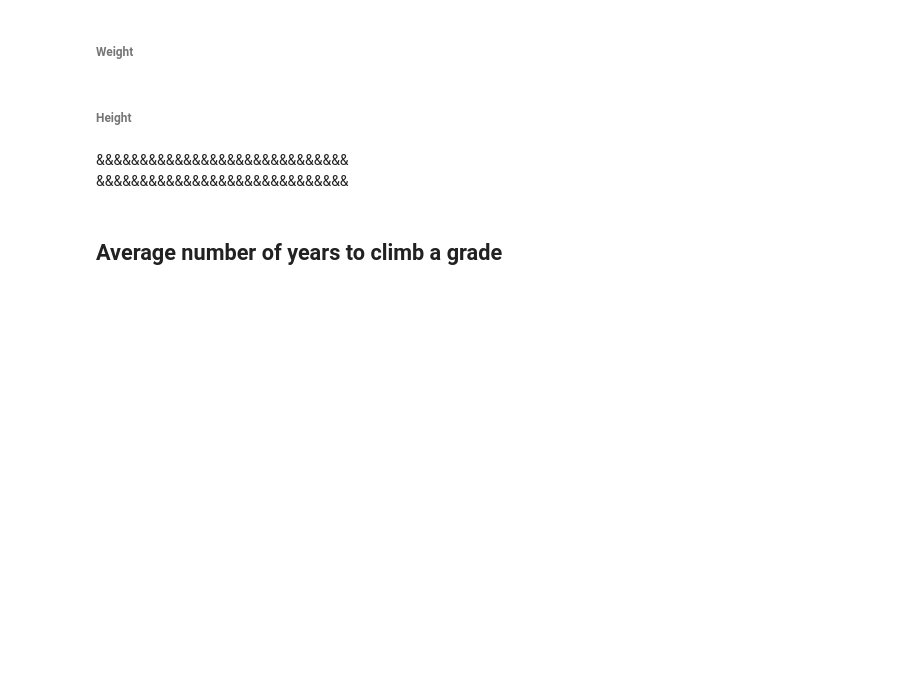
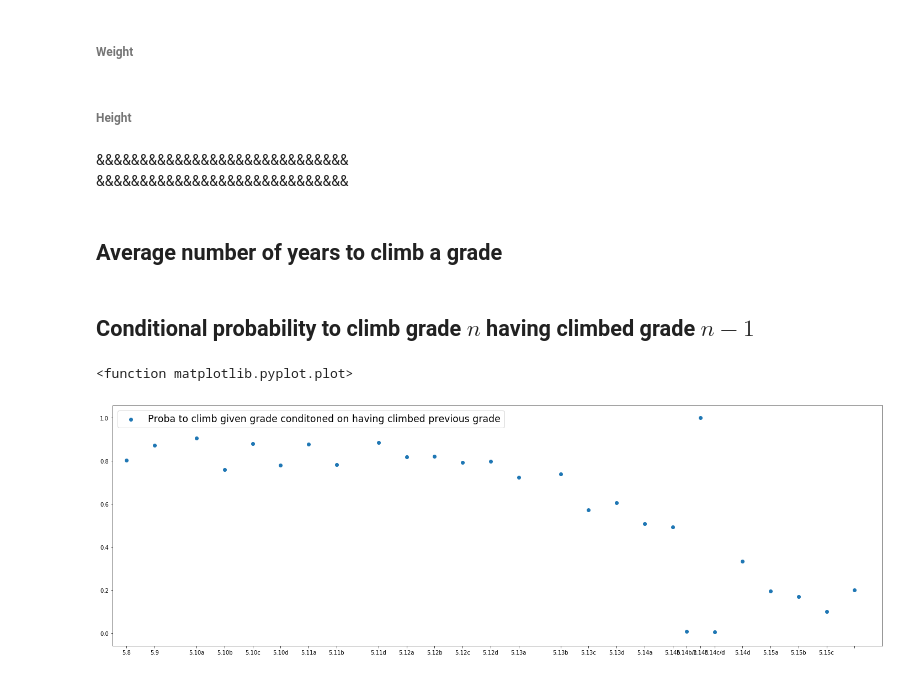
Before and after one commit to victor-mouquin/8a.nu, a Jupyter notebook: 8a.nu_climbing.ipynb, the cells around one changed output. Drawn from its saved outputs; the diff is of its cells as text; code cells hidden in the pictures; blank space fills up the shorter version.

Commit message:
1. Data cleaning vs analysis 2. Extracted relevant grades 3. Conditional probability analysis 4. Cleaned up some code

```diff
--- a/8a.nu_climbing.ipynb
+++ b/8a.nu_climbing.ipynb
@@ -226,10 +259,10 @@ height_female_nonan.mean()
 ## Average number of years to climb a grade
 # %%
 %%time
-df_ascent['send_year'] = sendyears
+sendyears = df_ascent['date']
 # Merge the df_ascent DataFrame with the startedyears Series, using the user_id as the merge key
 df_tmp = pd.merge(df_ascent, pd.DataFrame(startedyears), left_on='user_id', right_index = True)
-df_tmp['years_to_send'] = df_tmp['send_year'] - df_tmp['started']
+df_tmp['years_to_send'] = df_tmp['date'] - df_tmp['started']
 # %%
 %%time
 # For each (user, grade, climb_type) find the minimum number of years from start-of-climbing
@@ -264,3 +294,34 @@ plt.legend(['Average nb of years: sport climbing'], loc = 2, fontsize = 'xx-larg
 plt.xlim(xmin = 35, xmax = 85)
 plt.xticks(ticks, usa_grades)
 plt.show
+# %% [markdown]
+## Conditional probability to climb grade $n$ having climbed grade $n-1$
+# %%
+#Label for graphs
+ticks = np.array(df_grade.index)
+usa_grades = df_grade['usa_routes']
+# %%
+sends_by_grades = df_ascent.groupby('grade_id')
+grade = ticks[1:]
+# %%
+cp = []
+up = []
+for i in range(1, len(ticks)):
+    climbed_i = set(sends_by_grades.get_group(ticks[i])['user_id'])
+    climbed_iminus1 = set(sends_by_grades.get_group(ticks[i-1])['user_id'])
+    climbed_i_iminus1 = climbed_i.intersection(climbed_iminus1)
+    cond_proba_i = len(climbed_i_iminus1)/len(climbed_iminus1)
+    cp.append(cond_proba_i)
+    up.append(len(climbed_i)/df_active_user.shape[0])
+cond_proba = np.array(cp)
+uncond_proba = np.array(up)
+# %%
+plt.rcParams['figure.figsize'] = [25, 8]
+plt.scatter(grade, cond_proba)
+plt.xticks(grade, usa_grades.iloc[1:])
+plt.xlim(xmin = 30, xmax = 85)
+plt.legend(['Proba to climb given grade conditoned on having climbed previous grade'], loc = 2, fontsize = 'xx-large')
+plt.plot
+# %% [output]
+<function matplotlib.pyplot.plot>
+[figure, added]
```
Also changed, not shown: parts of 31 cells of this notebook.
